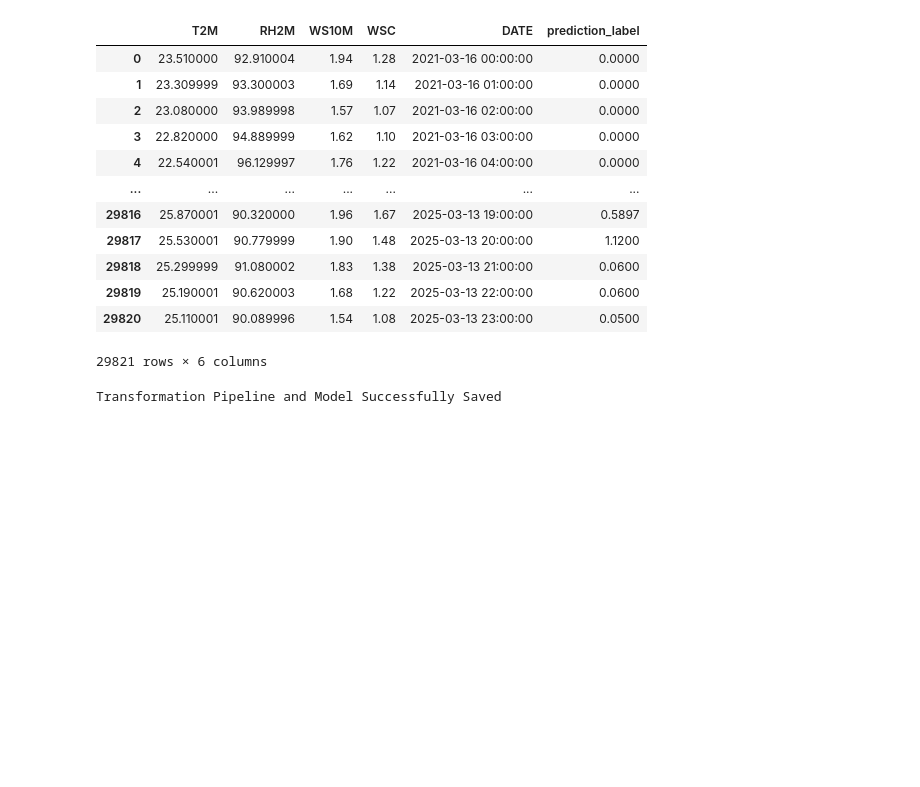
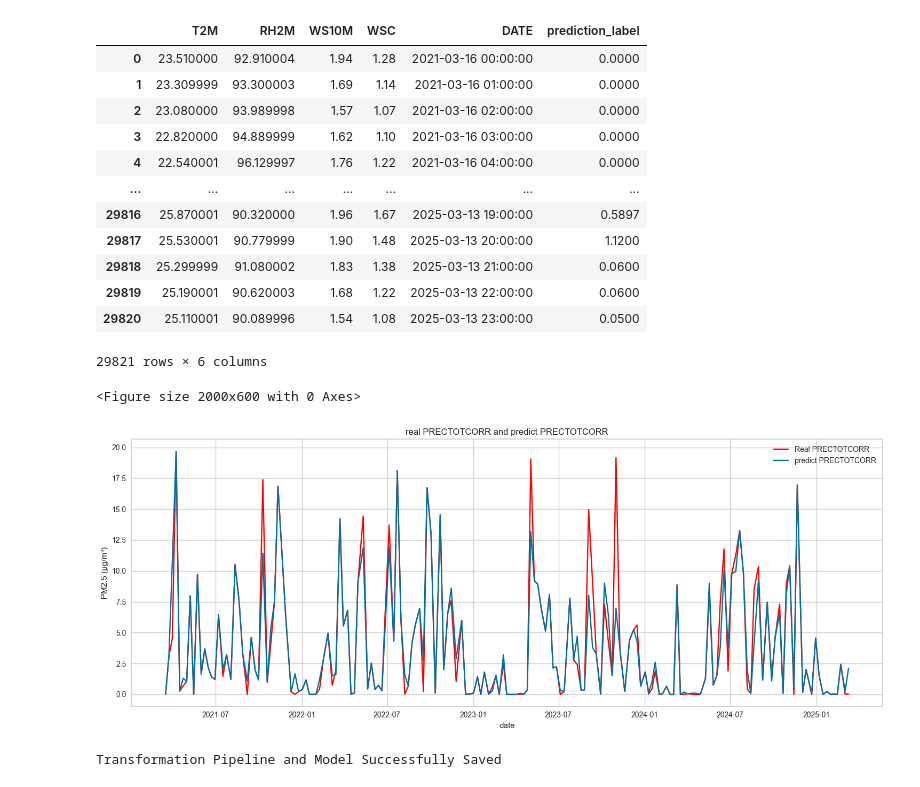
Before and after one commit to chetod/DustyVision-PM2.5, a Jupyter notebook: scripts/rainnymodel.ipynb, the cells around one changed output. Cells and saved outputs as stored; diff of their text form; code cells hidden in the pictures; blank space fills up the shorter version.

Commit message:
add new data rainfall

```diff
--- a/scripts/rainnymodel.ipynb
+++ b/scripts/rainnymodel.ipynb
@@ -153,6 +157,25 @@ predictions
 | 29819 | 25.190001 | 90.620003 | 1.68 | 1.22 | 2025-03-13 22:00:00 | 0.0600 |
 | 29820 | 25.110001 | 90.089996 | 1.54 | 1.08 | 2025-03-13 23:00:00 | 0.0500 |
 29821 rows × 6 columns
+# %%
+import matplotlib.pyplot as plt
+plt.figure(figsize=(20, 6))
+sample_rate = 100  # แสดงทุกๆ 10 จุด
+
+
+plt.figure(figsize=(15, 6))
+plt.plot(data['DATE'][::168], data['PRECTOTCORR'][::168], label='Real PRECTOTCORR', color = 'red')
+plt.plot(data['DATE'][::168], predictions['prediction_label'][::168], label='predict PRECTOTCORR', marker='x')
+plt.title('real PRECTOTCORR and predict PRECTOTCORR')
+plt.xlabel('date')
+plt.ylabel('PM2.5 (µg/m³)')
+plt.legend()
+plt.grid(True)
+plt.tight_layout()
+plt.show()
+# %% [output]
+<Figure size 2000x600 with 0 Axes>
+[figure, added]
 # %%
 s.save_model(best_model, r'C:\Users\ASUS\Desktop\projectforecastpm2_5\models\rainny_model')
 # %% [output]
```
Also changed, not shown: parts of 6 cells of this notebook, 2 other files.
